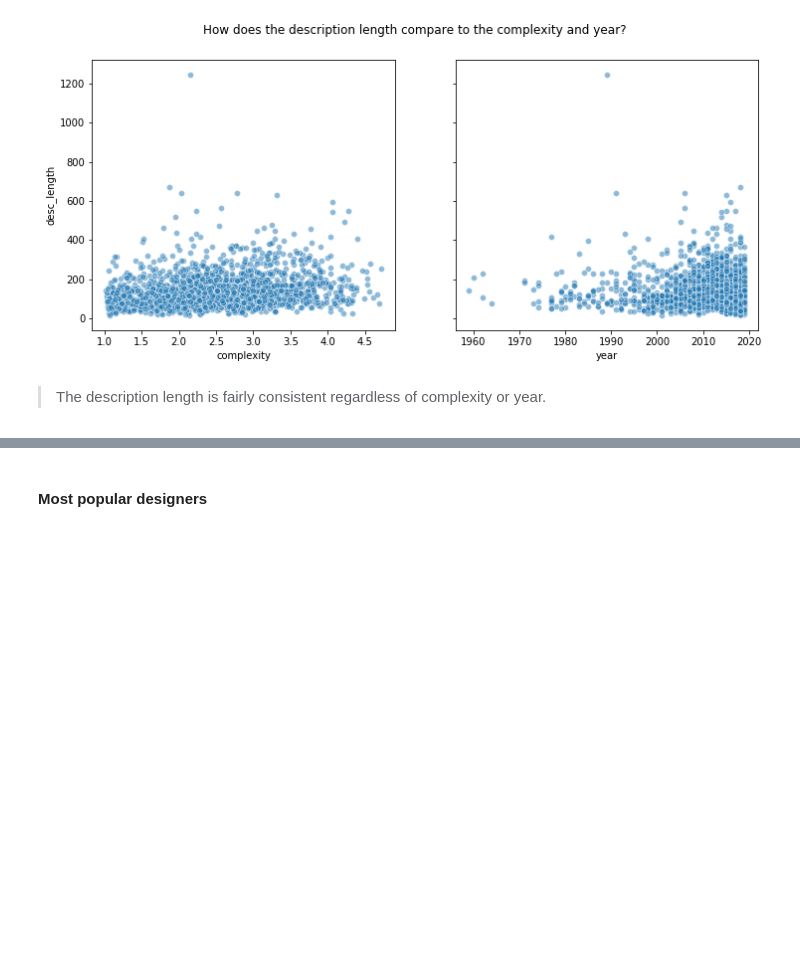
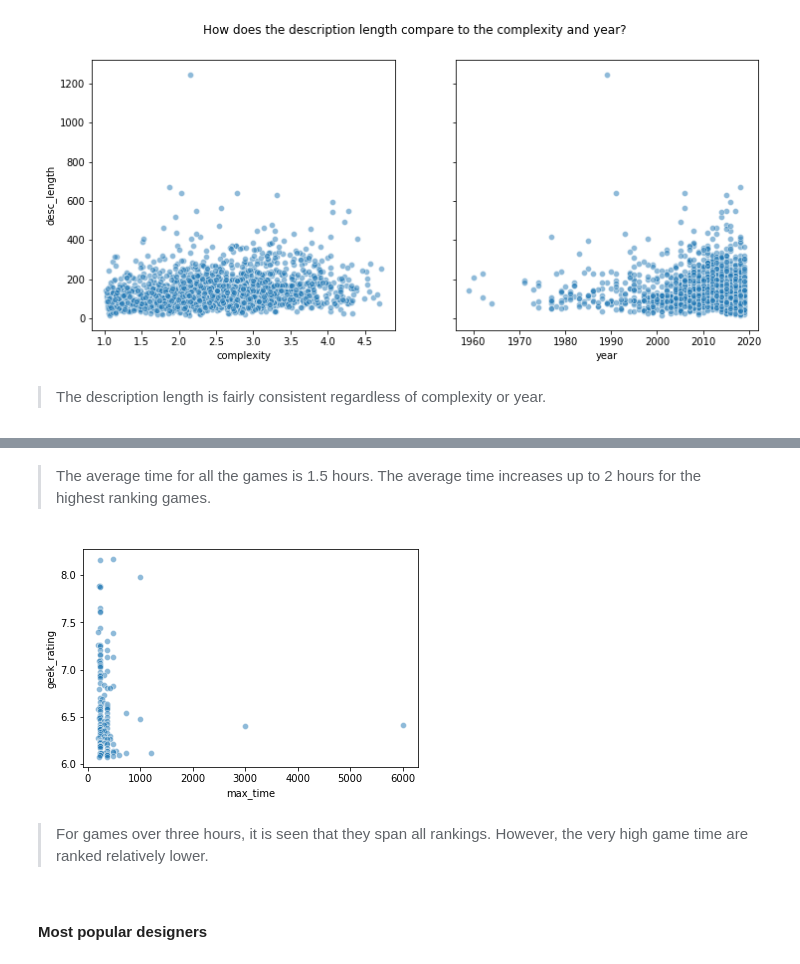
Before and after one commit to misty-garcia/board_games, a Jupyter notebook: top_games.ipynb, the cells around one changed output, grey strips where cells are left out. Saved outputs shown, nothing was run; the diff lists cells and outputs as text; code cells hidden in the pictures; blank space fills up the shorter version.

```diff
--- a/top_games.ipynb
+++ b/top_games.ipynb
@@ -481,3 +508,12 @@ plt.show()
+# %% [markdown]
+> The average time for all the games is 1.5 hours. The average time increases up to 2 hours for the highest ranking games.
+# %%
+sns.scatterplot(data=df[(df.max_time > 180)], x='max_time', y='geek_rating', alpha=.5)
+plt.show()
+# %% [output]
+[figure, added]
+# %% [markdown]
+> For games over three hours, it is seen that they span all rankings. However, the very high game time are ranked relatively lower.
 # %% [markdown]
 #### Most popular designers
 # %%
```
Also changed, not shown: parts of 42 cells of this notebook.
